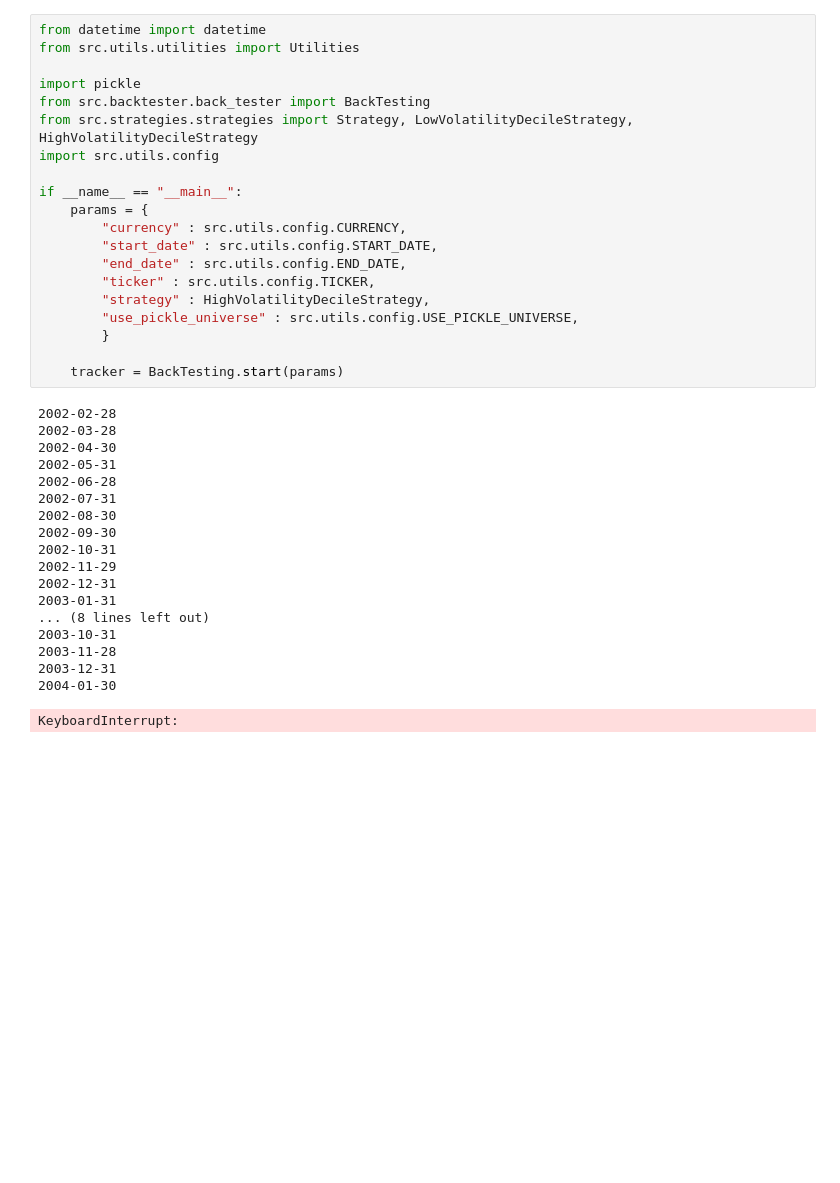
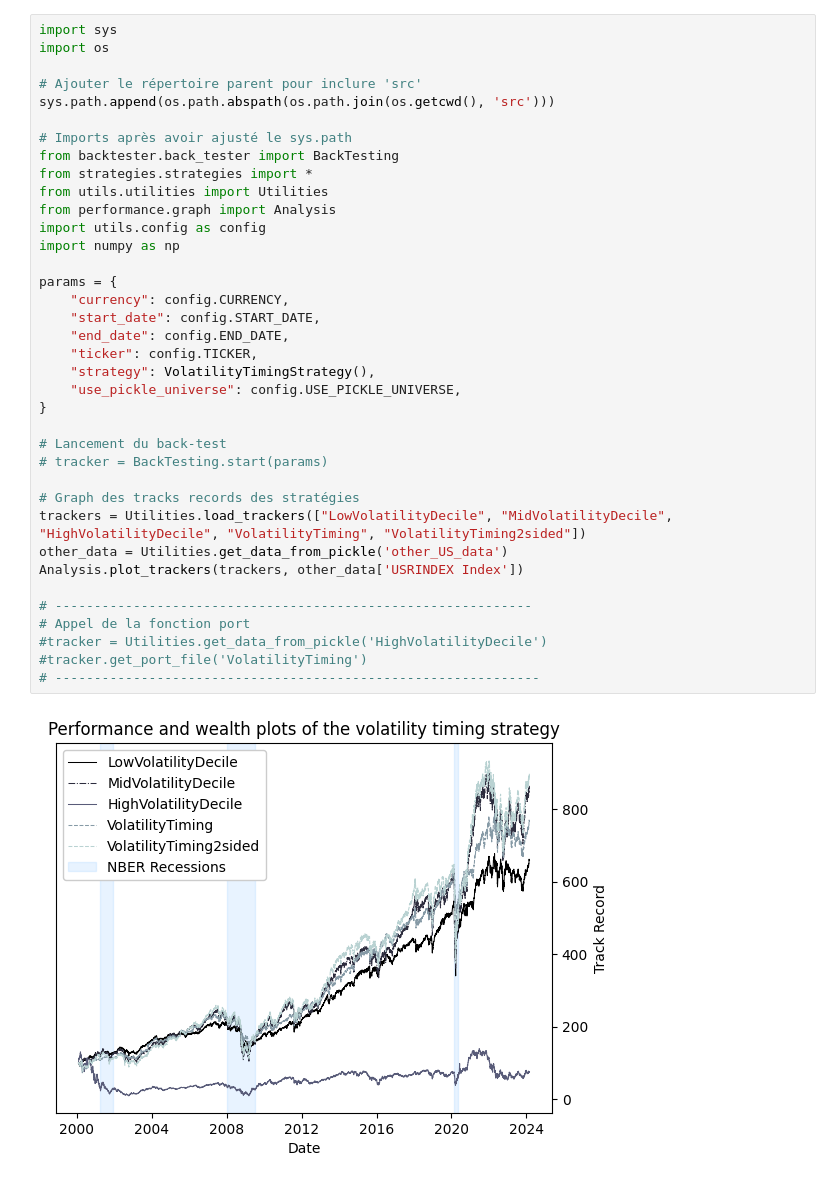
Before and after one commit to NaimLehbiben/Python-API-Bloomberg, a Jupyter notebook: Notebook.ipynb, the cells around one changed output. Cells and saved outputs as stored; diff of their text form; blank space fills up the shorter version.

```diff
--- a/Notebook.ipynb
+++ b/Notebook.ipynb
@@ -1,39 +1,39 @@
-# %%
-from datetime import datetime
-from src.utils.utilities import Utilities
-
-import pickle
-from src.backtester.back_tester import BackTesting
-from src.strategies.strategies import Strategy, LowVolatilityDecileStrategy, HighVolatilityDecileStrategy
-import src.utils.config
-
-if __name__ == "__main__":
-    params = {
-        "currency" : src.utils.config.CURRENCY,
-        "start_date" : src.utils.config.START_DATE,
-        "end_date" : src.utils.config.END_DATE,
-        "ticker" : src.utils.config.TICKER,
-        "strategy" : HighVolatilityDecileStrategy,
-        "use_pickle_universe" : src.utils.config.USE_PICKLE_UNIVERSE,
-        }
-
-    tracker = BackTesting.start(params)
-# %% [output]
-2002-02-28
-2002-03-28
-2002-04-30
-2002-05-31
-2002-06-28
-2002-07-31
-2002-08-30
-2002-09-30
-2002-10-31
-2002-11-29
-2002-12-31
-2003-01-31
-... (8 lines left out)
-2003-10-31
-2003-11-28
-2003-12-31
-2004-01-30
-KeyboardInterrupt:
+# %%
+import sys
+import os
+
+# Ajouter le répertoire parent pour inclure 'src'
+sys.path.append(os.path.abspath(os.path.join(os.getcwd(), 'src')))
+
+# Imports après avoir ajusté le sys.path
+from backtester.back_tester import BackTesting
+from strategies.strategies import *
+from utils.utilities import Utilities
+from performance.graph import Analysis
+import utils.config as config
+import numpy as np
+
+params = {
+    "currency": config.CURRENCY,
+    "start_date": config.START_DATE,
+    "end_date": config.END_DATE,
+    "ticker": config.TICKER,
+    "strategy": VolatilityTimingStrategy(),
+    "use_pickle_universe": config.USE_PICKLE_UNIVERSE,
+}
+
+# Lancement du back-test
+# tracker = BackTesting.start(params)
+
+# Graph des tracks records des stratégies
+trackers = Utilities.load_trackers(["LowVolatilityDecile", "MidVolatilityDecile", "HighVolatilityDecile", "VolatilityTiming", "VolatilityTiming2sided"])
+other_data = Utilities.get_data_from_pickle('other_US_data')
+Analysis.plot_trackers(trackers, other_data['USRINDEX Index'])
+
+# -------------------------------------------------------------
+# Appel de la fonction port
+#tracker = Utilities.get_data_from_pickle('HighVolatilityDecile')
+#tracker.get_port_file('VolatilityTiming')
+# --------------------------------------------------------------
+# %% [output]
+[figure, added]
```
Also changed, not shown: 5 other files.
